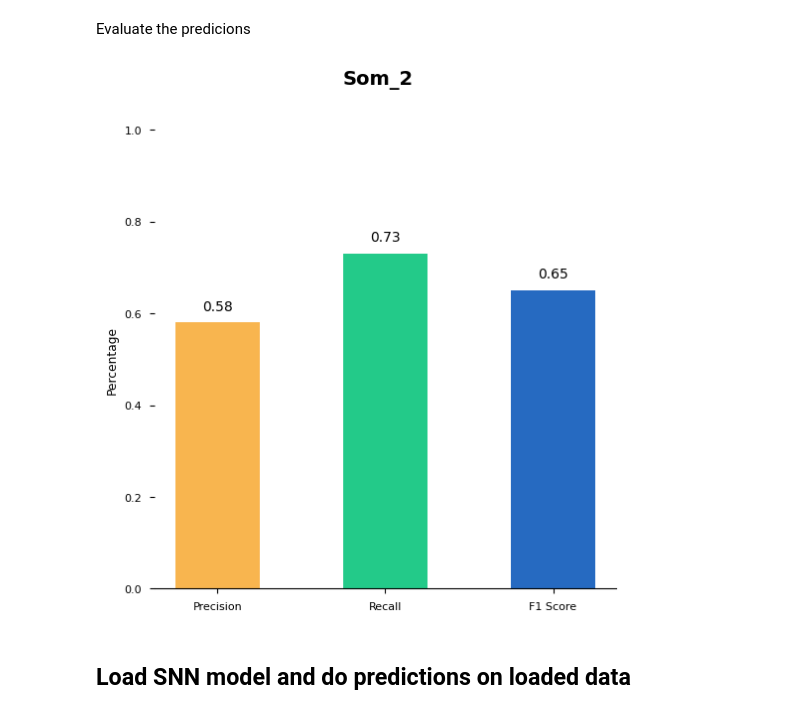
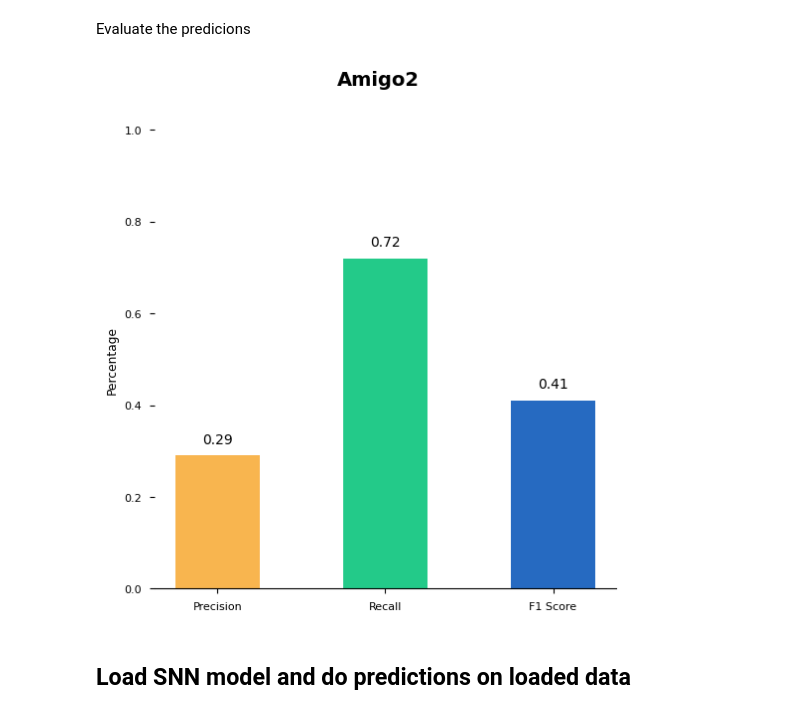
Before and after one commit to MarcosOriolPago/LAVA_SNN_ripples, a Jupyter notebook: runSNN/CNN_vs_SNN/performance_comparison.ipynb, the cells around one changed output. Drawn from its saved outputs; the diff is of its cells as text; code cells hidden in the pictures.

Commit message:
perf_SNN_Amigo2

```diff
--- a/runSNN/CNN_vs_SNN/performance_comparison.ipynb
+++ b/runSNN/CNN_vs_SNN/performance_comparison.ipynb
@@ -119,15 +107,15 @@ CNN_preds = Som_2.prediction_idxs
 # %% [markdown]
 Otherwise load previoulsy computed CNN predictions
 # %%
-CNN_preds = np.load('../data/CNN_preds_Amigo2.npy') * (4000/1250)
+CNN_preds = np.load('../data/CNN_preds_Amigo2.npy')
 # %% [markdown]
 Evaluate the predicions
 # %%
-validateCNN = modelEval(ripple_times * 1250, 'CNN', title='Som_2')
+validateCNN = modelEval(ripple_times * 1250, 'CNN', title='Amigo2')
 # %%
-validateCNN(CNN_preds, chart='../img/perf_CNN_Som_2.svg')
+validateCNN(CNN_preds, chart=True)
 # %% [output]
-[figure, old version]
+[figure, new version]
 # %% [markdown]
 ## **Load SNN model and do predictions on loaded data**
 # %% [markdown]
```
Also changed, not shown: parts of 8 cells of this notebook, 1 other file.
